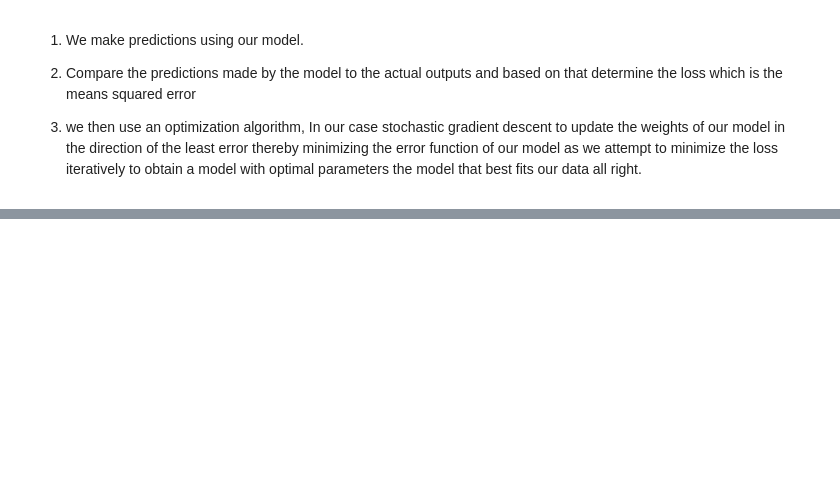
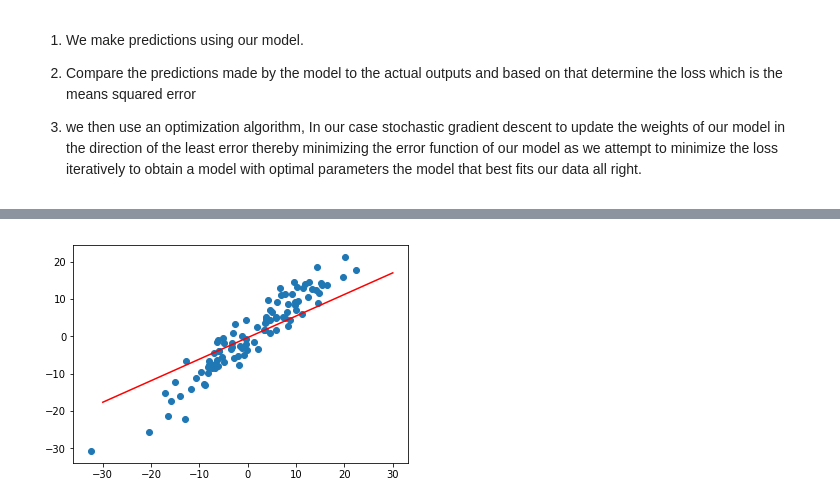
Before and after one commit to rajeev-shivaram/PyTorch101, a Jupyter notebook: Linear_Regression_using_Pytorch.ipynb, the cells around one changed output, grey strips where cells are left out. Drawn from its saved outputs; the diff is of its cells as text; code cells hidden in the pictures; blank space fills up the shorter version.

```diff
--- a/Linear_Regression_using_Pytorch.ipynb
+++ b/Linear_Regression_using_Pytorch.ipynb
@@ -345,0 +344,4 @@ Text(0.5, 0, 'Epochs')
+# %%
+plot_fit("Trained Model")
+# %% [output]
+[figure, added]
```
Also changed, not shown: parts of 6 cells of this notebook.
